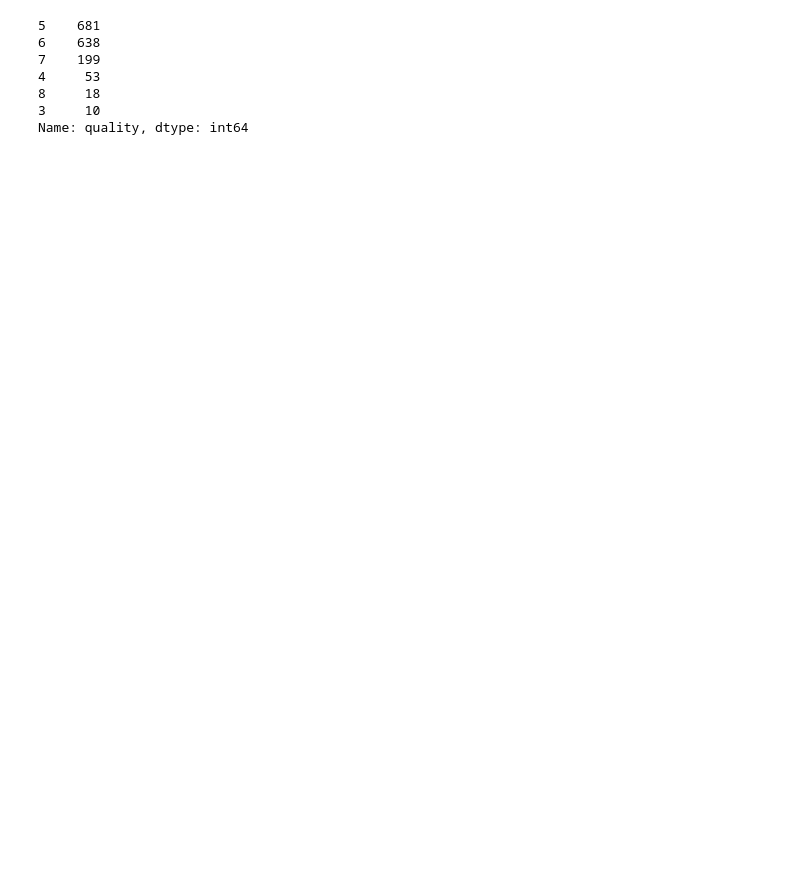
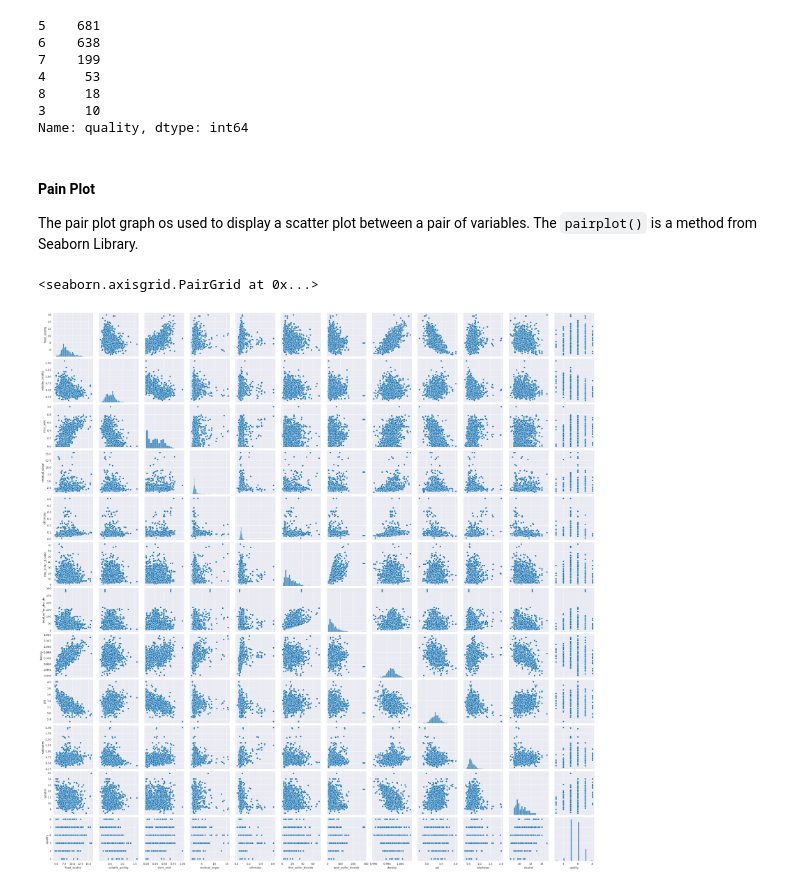
Before and after one commit to muyiwa-obadara/AIPlanetProjects, a Jupyter notebook: exploratory_data_analysis.ipynb, the cells around one changed output. Saved outputs shown, nothing was run; the diff lists cells and outputs as text; code cells hidden in the pictures; blank space fills up the shorter version.

```diff
--- a/exploratory_data_analysis.ipynb
+++ b/exploratory_data_analysis.ipynb
@@ -248,3 +249,11 @@ wine_data.quality.value_counts()
 8     18
 3     10
 Name: quality, dtype: int64
+# %% [markdown]
+#### Pain Plot
+The pair plot graph os used to display a scatter plot between a pair of variables. The `pairplot()` is a method from Seaborn Library.
+# %%
+sns.pairplot(wine_data)
+# %% [output]
+<seaborn.axisgrid.PairGrid at 0x...>
+[figure, added]
```
Also changed, not shown: parts of 1 cell of this notebook.
